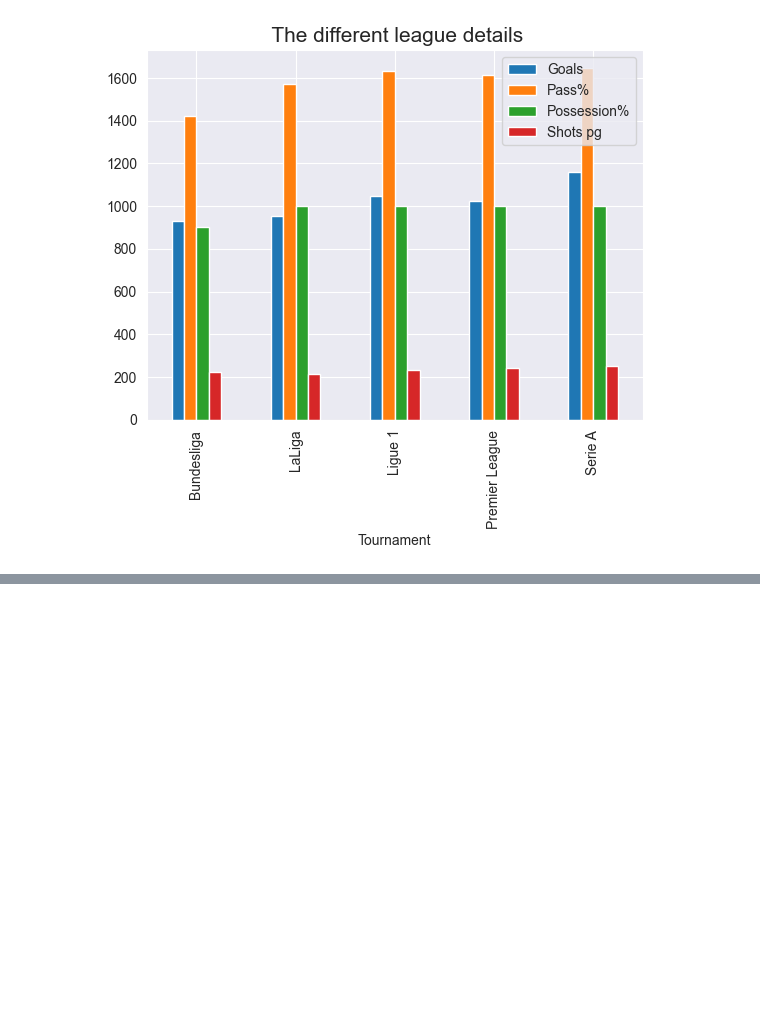
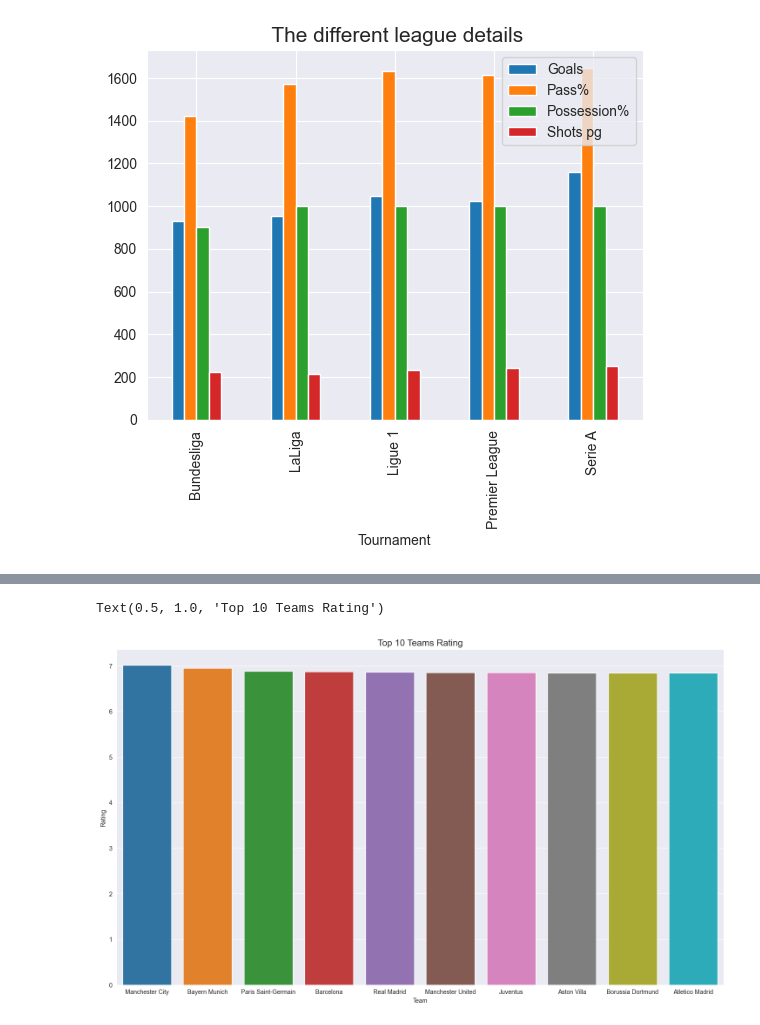
Before and after one commit to pooyanosk1382/Ratings, a Jupyter notebook: Ratings.ipynb, the cells around one changed output, grey strips where cells are left out. Drawn from its saved outputs; the diff is of its cells as text; code cells hidden in the pictures; blank space fills up the shorter version.

```diff
--- a/Ratings.ipynb
+++ b/Ratings.ipynb
@@ -196,0 +225,8 @@ plt.show()
+# %%
+sns.set_style('darkgrid')
+plt.figure(figsize=(18,10))
+sns.barplot(x='Team',y='Rating', data=df[:10].sort_values(by='Rating',ascending=False))
+plt.title('Top 10 Teams Rating', fontsize=15)
+# %% [output]
+Text(0.5, 1.0, 'Top 10 Teams Rating')
+[figure, added]
```
Also changed, not shown: parts of 8 cells of this notebook.
